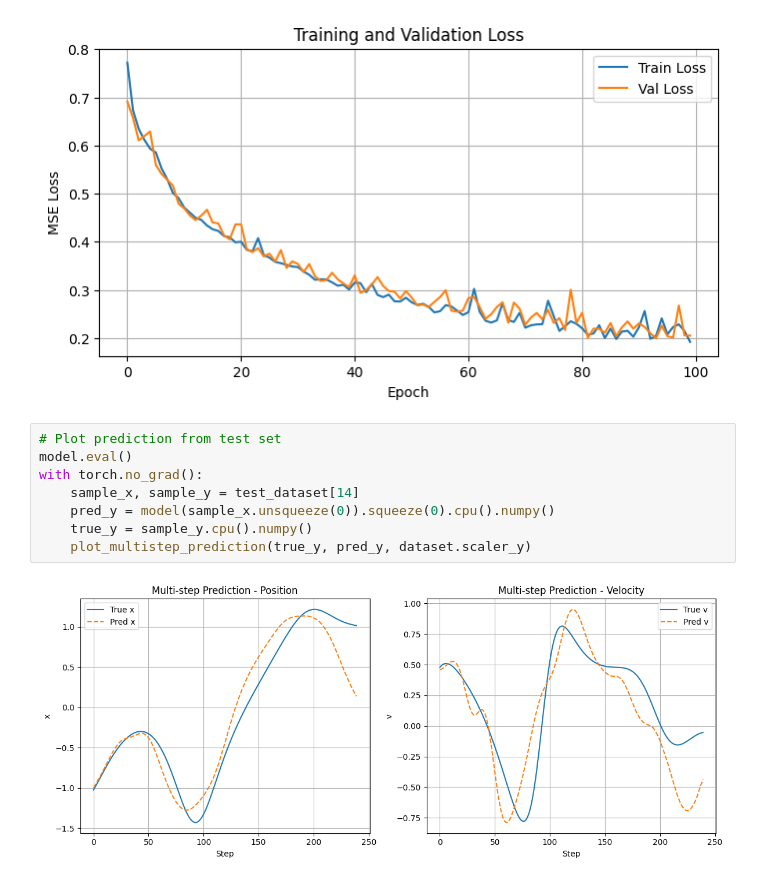
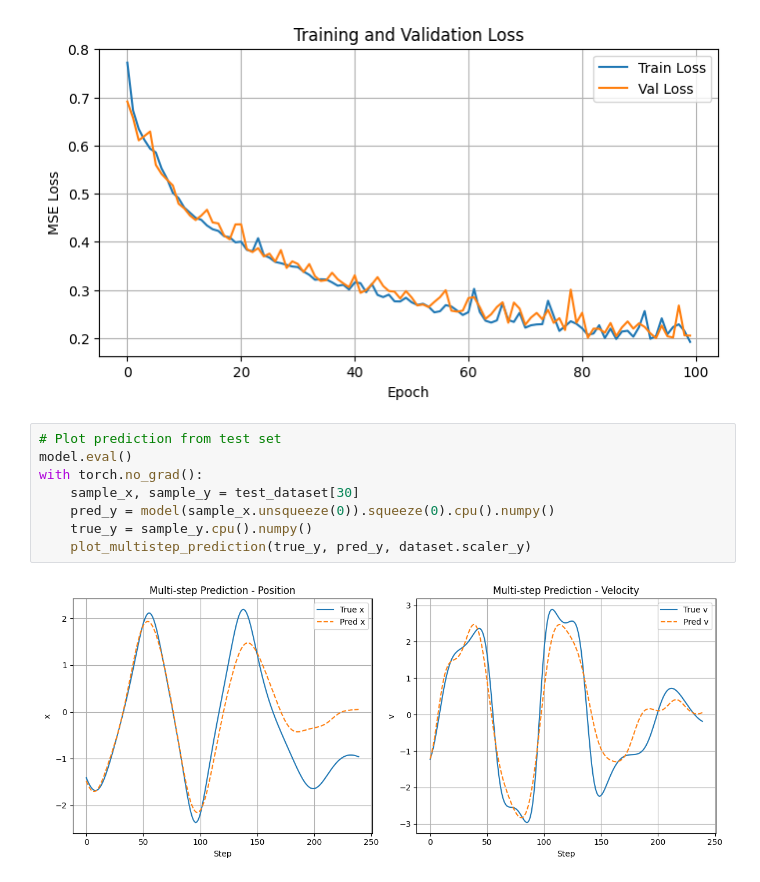
Before and after one commit to Mustafa-Meric-Kasap/duff-net-dynamics, a Jupyter notebook: notebooks/nn_modeling_multi_step.ipynb, the cells around one changed output. Saved outputs shown, nothing was run; the diff lists cells and outputs as text.

```diff
--- a/notebooks/nn_modeling_multi_step.ipynb
+++ b/notebooks/nn_modeling_multi_step.ipynb
@@ -177,13 +177,13 @@ Epoch 100 | Train Loss: 0.191901 | Val Loss: 0.205017
 # %%
 # Plot prediction from test set
 model.eval()
 with torch.no_grad():
-    sample_x, sample_y = test_dataset[14]
+    sample_x, sample_y = test_dataset[30]
     pred_y = model(sample_x.unsqueeze(0)).squeeze(0).cpu().numpy()
     true_y = sample_y.cpu().numpy()
     plot_multistep_prediction(true_y, pred_y, dataset.scaler_y)
 # %% [output]
-[figure, old version]
+[figure, new version]
 # %%
 # Plot phase portrait of predicted vs true trajectory
 import matplotlib.pyplot as plt
```
Also changed, not shown: parts of 2 cells of this notebook.
